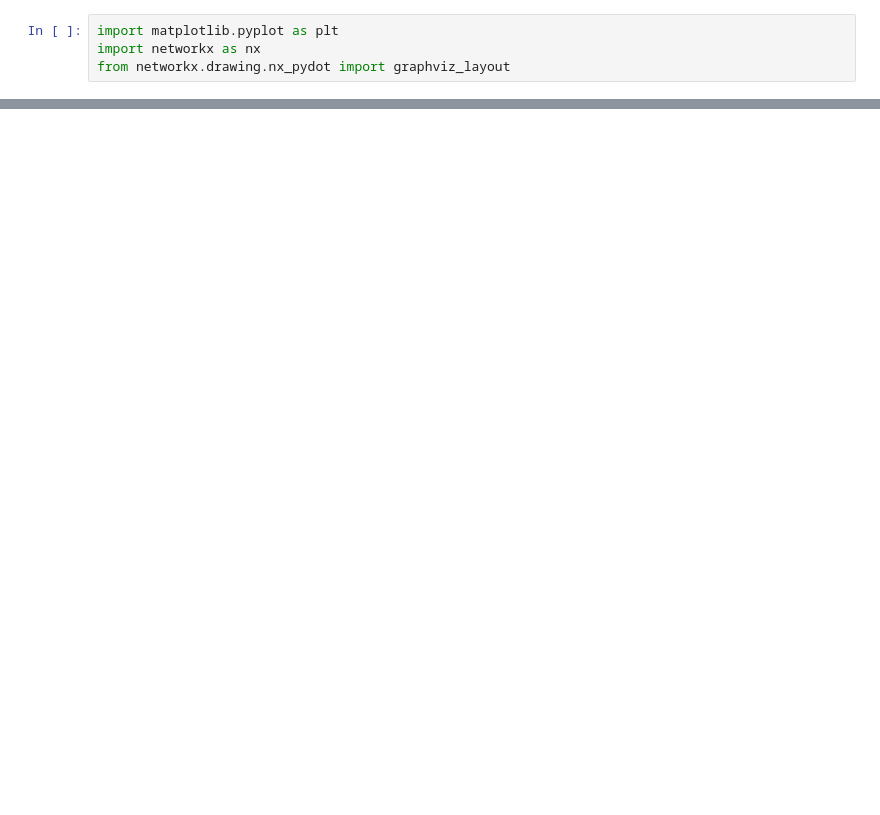
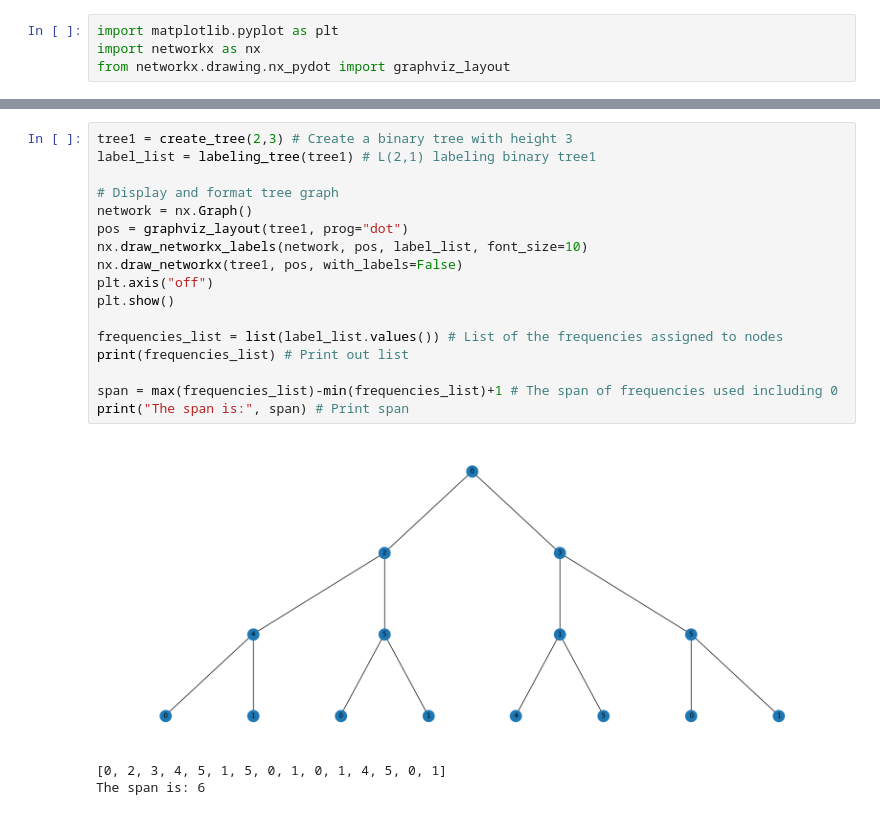
Before and after one commit to Cbabe/L-2-1-Labeling, a Jupyter notebook: L(2,1)_trees.ipynb, the cells around one changed output, grey strips where cells are left out. Cells and saved outputs as stored; diff of their text form; blank space fills up the shorter version.

Commit message:
Formatting edits

```diff
--- a/L(2,1)_trees.ipynb
+++ b/L(2,1)_trees.ipynb
@@ -60,0 +52,21 @@ The span is: 7
+# %%
+tree1 = create_tree(2,3) # Create a binary tree with height 3
+label_list = labeling_tree(tree1) # L(2,1) labeling binary tree1
+
+# Display and format tree graph
+network = nx.Graph()
+pos = graphviz_layout(tree1, prog="dot")
+nx.draw_networkx_labels(network, pos, label_list, font_size=10)
+nx.draw_networkx(tree1, pos, with_labels=False)
+plt.axis("off")
+plt.show()
+
+frequencies_list = list(label_list.values()) # List of the frequencies assigned to nodes
+print(frequencies_list) # Print out list
+
+span = max(frequencies_list)-min(frequencies_list)+1 # The span of frequencies used including 0
+print("The span is:", span) # Print span
+# %% [output]
+[figure, added]
+[0, 2, 3, 4, 5, 1, 5, 0, 1, 0, 1, 4, 5, 0, 1]
+The span is: 6
```
Also changed, not shown: parts of 3 cells of this notebook.
